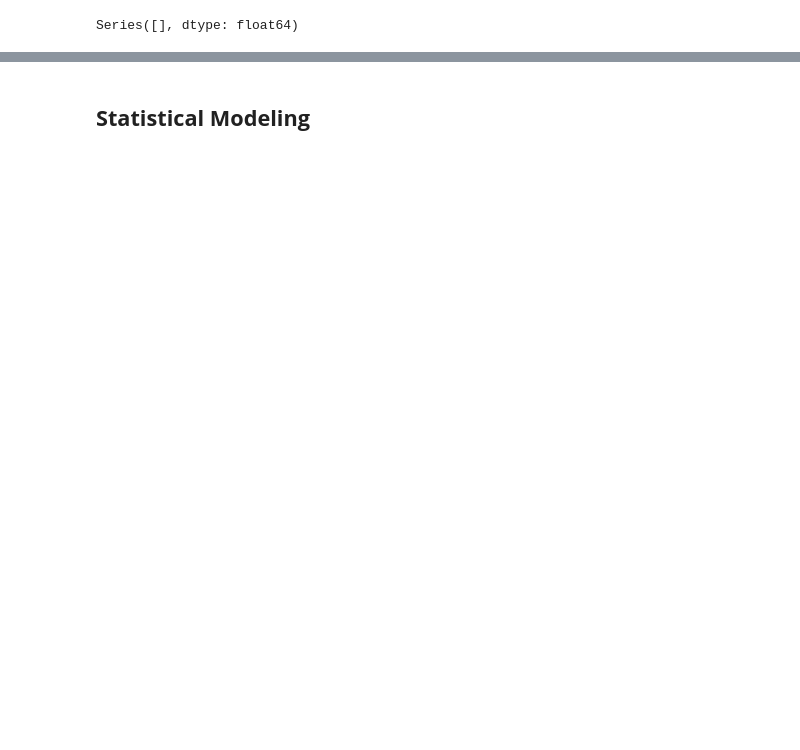
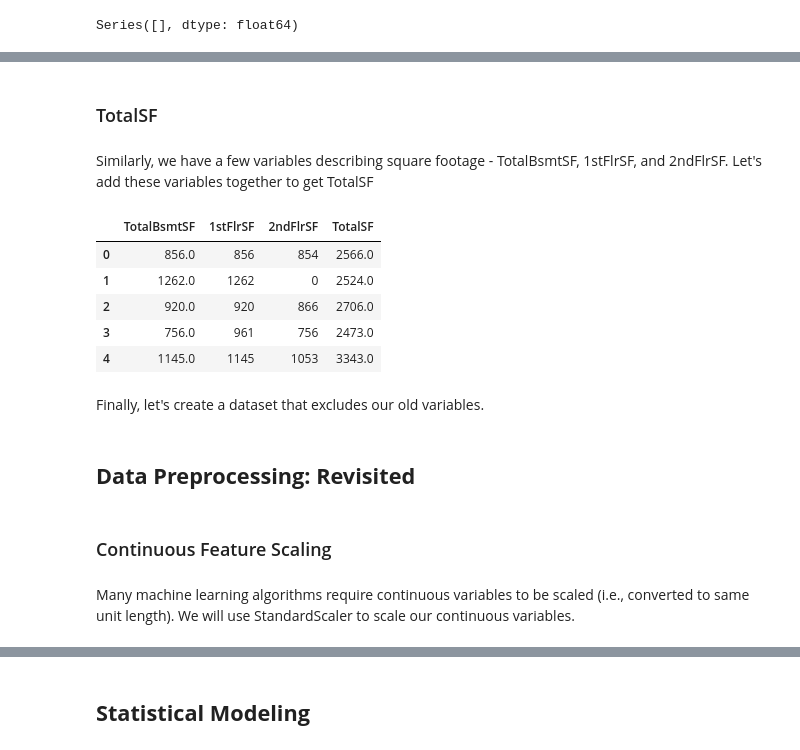
Before and after one commit to nicktedesco/kaggle_code, a Jupyter notebook: project2_housePrices/project2_housePrices.ipynb, the cells around one changed output, grey strips where cells are left out. Saved outputs shown, nothing was run; the diff lists cells and outputs as text; code cells hidden in the pictures; blank space fills up the shorter version.

Commit message:
work in progress - statsmodels, rf, and xgb

```diff
--- a/project2_housePrices/project2_housePrices.ipynb
+++ b/project2_housePrices/project2_housePrices.ipynb
@@ -18,5 +20,6 @@ Successfully installed xgboost-1.7.3
 # %%
 import pandas as pd
+pd.set_option('display.max_columns', None)
 pd.set_option('display.max_rows', None)
 
 import statistics as stat
@@ -24,9 +27,24 @@ import statistics as stat
 import matplotlib.pyplot as plt
 %matplotlib inline
 
+import numpy as np
+
+import statsmodels.api as sm
+from statsmodels.stats.outliers_influence import variance_inflation_factor
+
 
 from sklearn.model_selection import train_test_split
+from sklearn.preprocessing import StandardScaler
 
+from xgboost import XGBRegressor
+from sklearn.model_selection import KFold
+from sklearn.linear_model import LinearRegression
+from sklearn.ensemble import RandomForestRegressor
+from sklearn.model_selection import cross_val_score
+from sklearn.model_selection import GridSearchCV
+from sklearn.model_selection import RepeatedKFold
+from sklearn.linear_model import Lasso
+from sklearn.linear_model import ElasticNet
 import xgboost as xgb
 # %%
 train = pd.read_csv("train.csv")
@@ -146 +183,5 @@ dtype: float64
+# %%
+missing_drop_columns = na_prop.sort_values(ascending = False)[na_prop > 0.40].index.to_list()
+
+data.drop(columns = missing_drop_columns, inplace = True)
 # %% [markdown]
@@ -192,0 +229,6 @@ As mentioned in the EDA section, some of our variables are of the incorrect type
+# %%
+## define factor variables with poor balance (somewhat subjective)
+imbalanced_columns = ["Street", "LandContour", "Condition2", "RoofMatl", "Heating", "MSSubClass", "Neighborhood"]
+
+## remove imbalanced variables from dataset
+data.drop(columns = imbalanced_columns, inplace = True)
@@ -192,0 +245,9 @@ As mentioned in the EDA section, some of our variables are of the incorrect type
+# %%
+## create TotalBath variable
+data["TotalBath"] = data["FullBath"] + 0.5 * data["HalfBath"]
+
+## add old variables to list
+old_var = ["FullBath", "HalfBath"]
+
+## check to make sure TotalBath was successfully created
+data[["FullBath", "HalfBath", "TotalBath"]].head()
@@ -192,0 +261,22 @@ As mentioned in the EDA section, some of our variables are of the incorrect type
+# %% [markdown]
+### TotalSF
+# %% [markdown]
+Similarly, we have a few variables describing square footage - TotalBsmtSF, 1stFlrSF, and 2ndFlrSF. Let's add these variables together to get TotalSF
+# %%
+## create TotalSF variable
+data["TotalSF"] = data["TotalBsmtSF"] + data["1stFlrSF"] + data["2ndFlrSF"]
+
+## add old variables to list
+old_var.extend(["TotalBsmtSF", "1stFlrSF", "2ndFlrSF"])
+
+## check to make sure TotalSF was successfully created
+data[["TotalBsmtSF", "1stFlrSF", "2ndFlrSF", "TotalSF"]].head()
+# %% [output]
+|  | TotalBsmtSF | 1stFlrSF | 2ndFlrSF | TotalSF |
+| 0 | 856.0 | 856 | 854 | 2566.0 |
+| 1 | 1262.0 | 1262 | 0 | 2524.0 |
+| 2 | 920.0 | 920 | 866 | 2706.0 |
+| 3 | 756.0 | 961 | 756 | 2473.0 |
+| 4 | 1145.0 | 1145 | 1053 | 3343.0 |
+# %% [markdown]
+Finally, let's create a dataset that excludes our old variables.
@@ -192,0 +285,6 @@ As mentioned in the EDA section, some of our variables are of the incorrect type
+# %% [markdown]
+## **Data Preprocessing: Revisited**
+# %% [markdown]
+### Continuous Feature Scaling
+# %% [markdown]
+Many machine learning algorithms require continuous variables to be scaled (i.e., converted to same unit length). We will use StandardScaler to scale our continuous variables.
```
Also changed, not shown: parts of 67 cells of this notebook, 1 other file.
